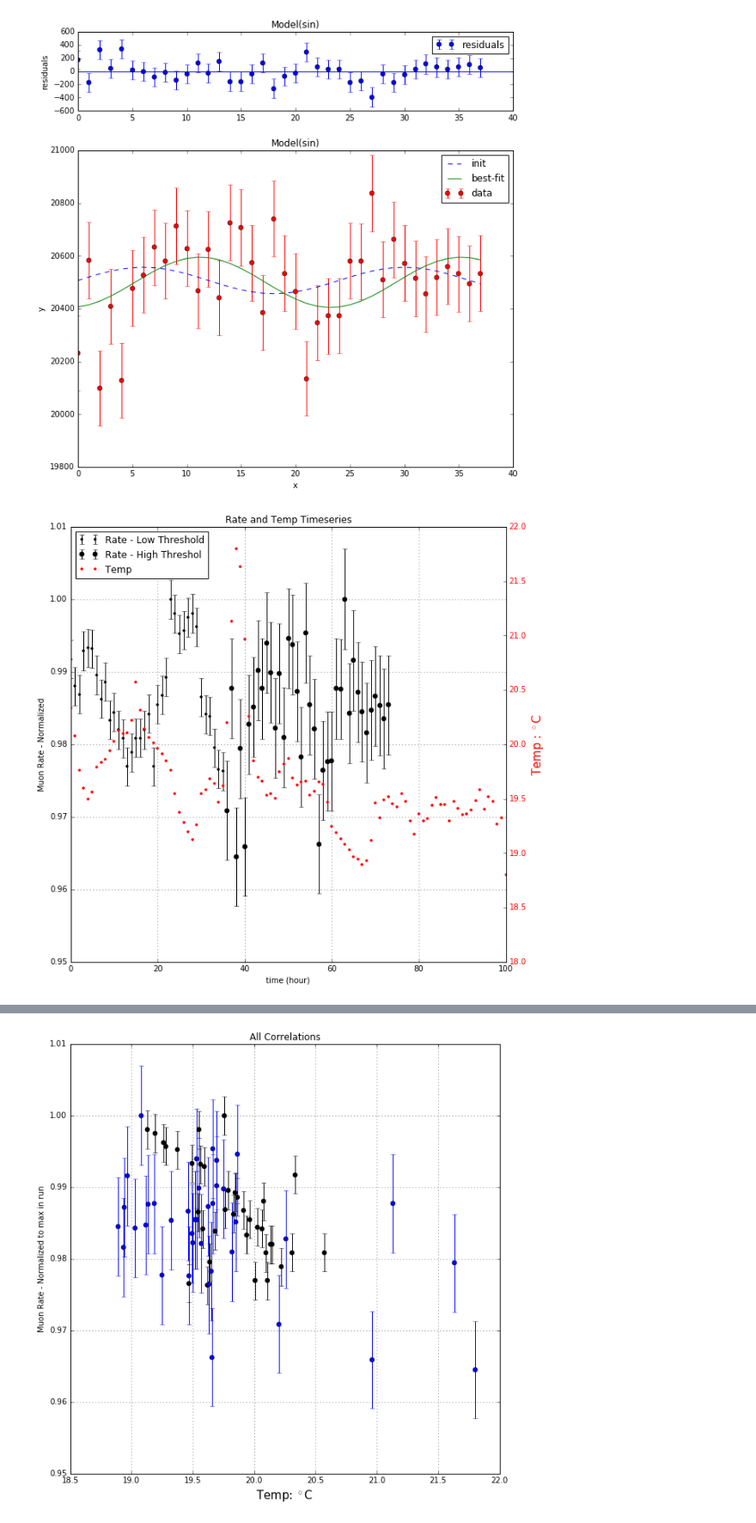
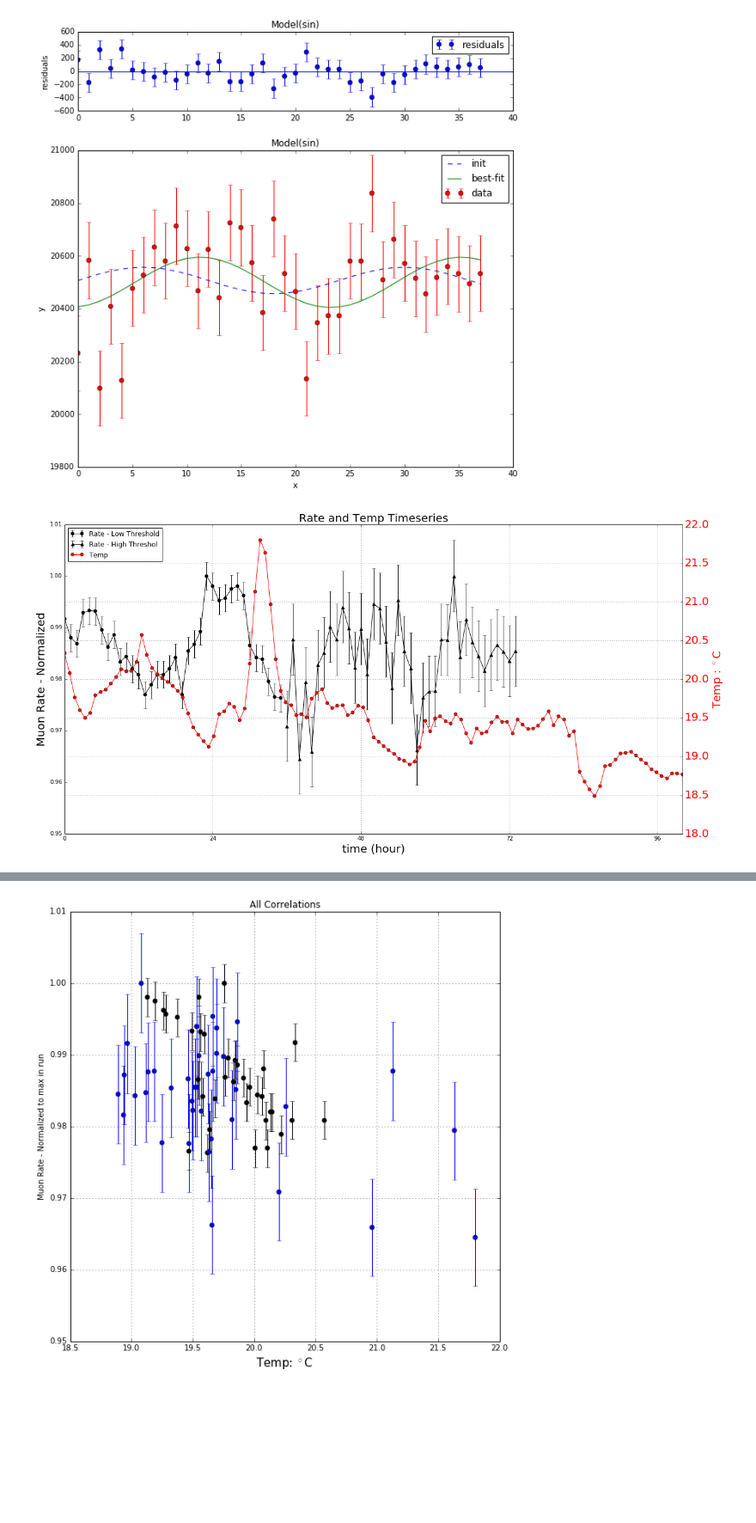
Before and after one commit to ianhi/Phys314, a Jupyter notebook: Muon/Muon_Final_Rate.ipynb, the cells around one changed output, grey strips where cells are left out. Shown at 86% size. Saved outputs shown, nothing was run; the diff lists cells and outputs as text; code cells hidden in the pictures; blank space fills up the shorter version.

```diff
--- a/Muon/Muon_Final_Rate.ipynb
+++ b/Muon/Muon_Final_Rate.ipynb
@@ -219,28 +302,33 @@ out_8,hour_time_8,binned_counts_8 = doFit2(time,rate)
 [figure]
 [figure]
 # %%
-fig, ax1 = plt.subplots(figsize=(10,10))
-
-ax1.errorbar(hour_time,cor_counts, fmt='k.',yerr=yerr1,label="Rate - Low Threshold")
-ax1.errorbar(hour_time_8+36,cor_counts_8, fmt='ko',yerr=yerr8,label="Rate - High Threshol")
-ax1.set_xlabel('time (hour)')
+fig, ax1 = plt.subplots(figsize=(20,10))
+fontSize=20
+ax1.errorbar(hour_time,cor_counts, fmt='k-o',yerr=yerr1,label="Rate - Low Threshold")
+ax1.errorbar(hour_time_8+36,cor_counts_8, fmt='k^-',yerr=yerr8,label="Rate - High Threshol")
+ax1.set_xlabel('time (hour)',fontsize=fontSize)
 # Make the y-axis label and tick labels match the line color.
-ax1.set_ylabel('Muon Rate - Normalized')
+ax1.set_ylabel('Muon Rate - Normalized',fontsize=fontSize)
 for tl in ax1.get_yticklabels():
     tl.set_color('k')
 ax1.set_xlim([0,100])
 ax1.legend()
 ax2 = ax1.twinx()
-ax2.plot(total_hour, total_temp, 'r.',label='Temp')
-ax2.set_ylabel('Temp '+r': $^\circ$'+'C',fontsize=15,color='r')
+ax2.plot(total_hour, total_temp, 'r-o',label='Temp')
+ax2.set_ylabel('Temp '+r': $^\circ$'+'C',fontsize=fontSize,color='r')
+ax2.tick_params(axis='y', labelsize=fontSize)
+
+
 for tl in ax2.get_yticklabels():
     tl.set_color('r')
 ax2.set_xlim([0,100])
 h1, l1 = ax1.get_legend_handles_labels()
 h2, l2 = ax2.get_legend_handles_labels()
 ax1.legend(h1+h2, l1+l2, loc=2)
-ax1.grid()
-plt.title('Rate and Temp Timeseries')
+ax1.xaxis.grid()
+ax2.grid()
+plt.xticks(np.arange(0, 126+1, 24))
+plt.title('Rate and Temp Timeseries',fontsize=fontSize)
 plt.show()
 # %% [output]
-[figure, old version]
+[figure, new version]
```
Also changed, not shown: parts of 11 cells of this notebook, 23 other files.
